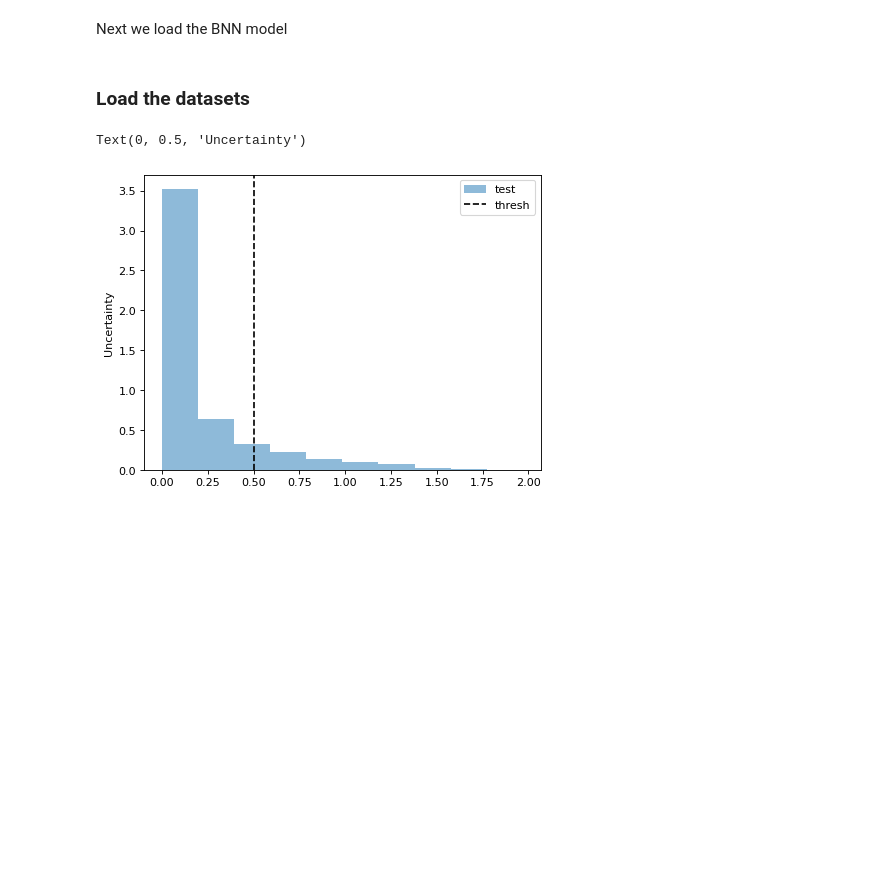
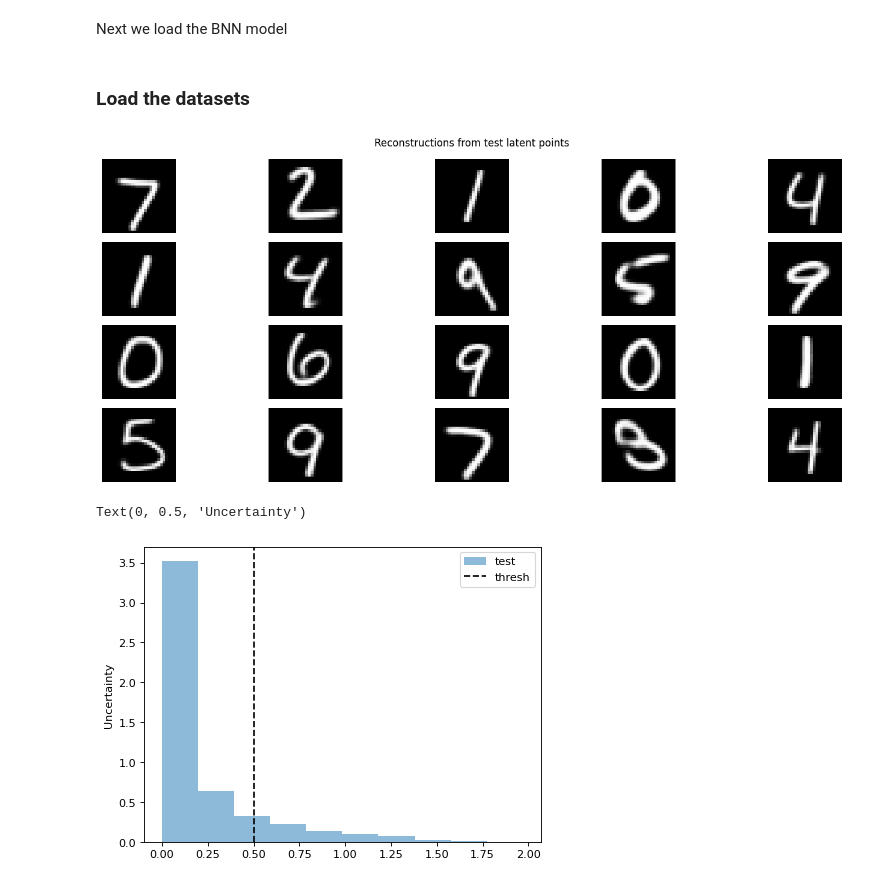
Before and after one commit to confinlay/Bayesian-CE, a Jupyter notebook: my-experiments/test-CLUE.ipynb, the cells around one changed output. Drawn from its saved outputs; the diff is of its cells as text; code cells hidden in the pictures; blank space fills up the shorter version.

```diff
--- a/my-experiments/test-CLUE.ipynb
+++ b/my-experiments/test-CLUE.ipynb
@@ -238,6 +260,50 @@ torch.cuda.empty_cache()
 te_uncertainty_vec = te_aleatoric_vec + te_epistemic_vec
 
 uncert_idxs_sorted = np.flipud(np.argsort(te_aleatoric_vec + te_epistemic_vec))
+# %%
+def visualize_latent_points(VAE, z_test, num_points=10, figsize=(15,6)):
+    """
+    Visualize reconstructions from the first few latent points.
+
+    Args:
+        VAE: The trained VAE model
+        z_test: Numpy array or Tensor of latent points to visualize
+        num_points: Number of points to visualize (default=10)
+        figsize: Size of the figure (default=(15,6))
+    """
+    # Ensure we don't try to show more points than we have
+    num_points = min(num_points, z_test.shape[0])
+
+    # Calculate grid dimensions
+    num_rows = (num_points - 1) // 5 + 1  # 5 images per row
+    num_cols = min(5, num_points)  # Maximum of 5 columns
+
+    # Convert numpy array to torch tensor if necessary
+    if isinstance(z_test, np.ndarray):
+        z_test = torch.from_numpy(z_test).float()
+
+    # Generate images from the latent vectors
+    with torch.no_grad():
+        x_rec = VAE.model.decode(z_test[:num_points].to(VAE.device))
+        x_rec = torch.sigmoid(x_rec)  # Apply sigmoid since using bernoulli VAE
+
+    # Plot the generated images
+    plt.figure(figsize=figsize)
+    for i in range(num_points):
+        plt.subplot(num_rows, num_cols, i+1)
+        # Move tensor to CPU before plotting
+        plt.imshow(x_rec[i].detach().cpu().reshape(28,28), cmap='gray')
+        plt.axis('off')
+    plt.suptitle('Reconstructions from test latent points')
+    plt.tight_layout()
+    plt.show()
+
+# Example usage:
+# visualize_latent_points(VAE, z_test, num_points=20)
+# %%
+visualize_latent_points(VAE, z_test, num_points=20)
+# %% [output]
+[figure, added]
 # %%
 import matplotlib.pyplot as plt
 
```
Also changed, not shown: parts of 6 cells of this notebook.
